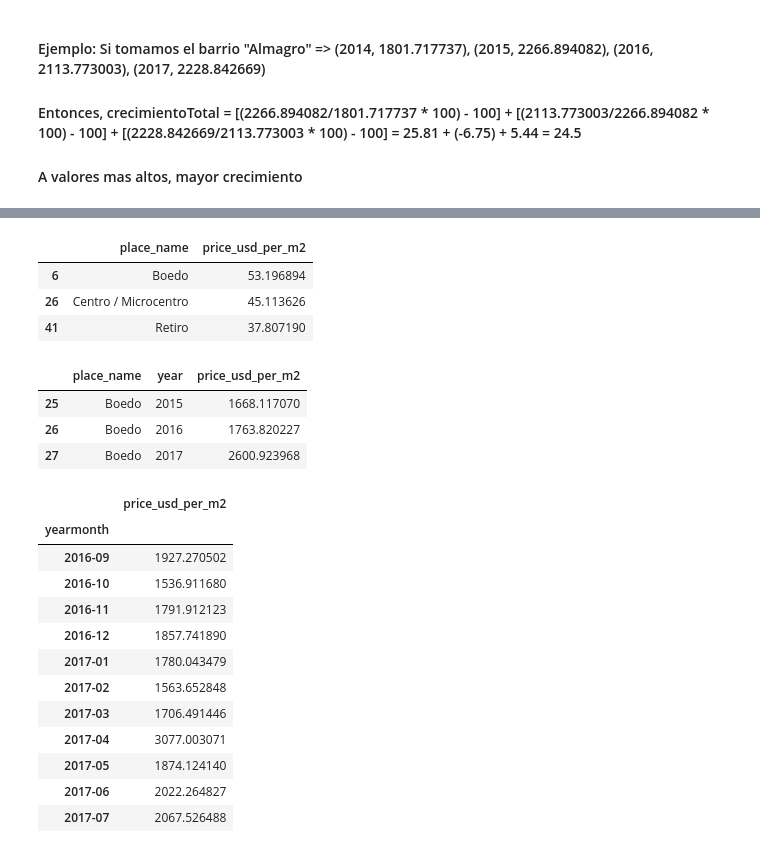
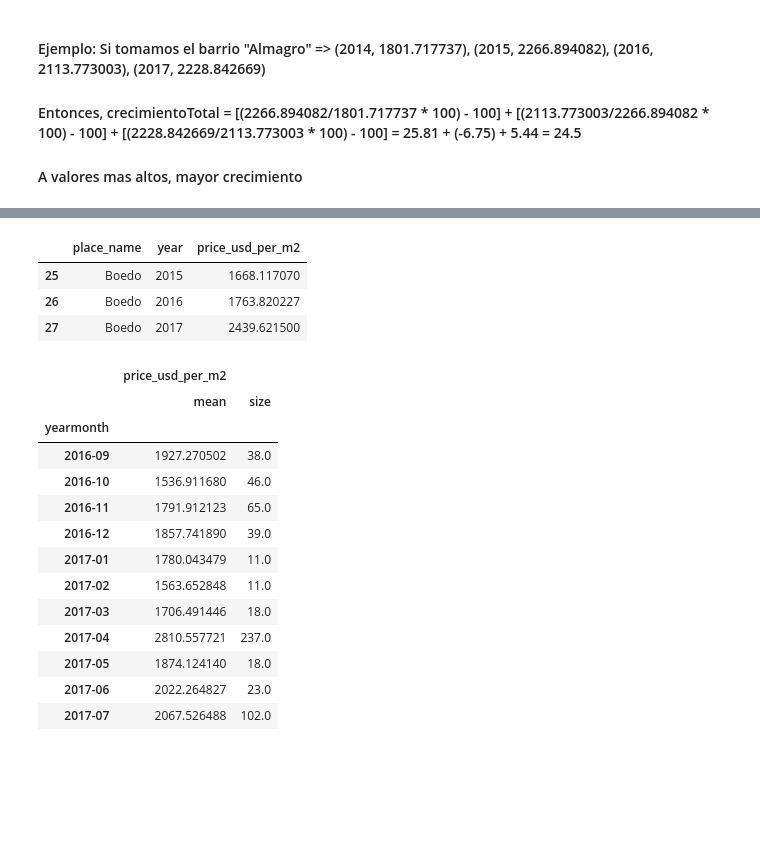
Before and after one commit to Belovic94/TP1-Analisis-Exploratorio, a Jupyter notebook: Analisis Subte y mas.ipynb, the cells around one changed output, grey strips where cells are left out. Cells and saved outputs as stored; diff of their text form; code cells hidden in the pictures; blank space fills up the shorter version.

```diff
--- a/Analisis Subte y mas.ipynb
+++ b/Analisis Subte y mas.ipynb
@@ -80,7 +80,7 @@ memory usage: 109.2+ MB
 #Solo me quedo con CAP FED y GBA
 dataCapGba = data.loc[(data.state_name.str.contains('Capital Federal') | data.state_name.str.contains('G.B.A') ), ['created_on','operation', 'property_type', 'state_name', 'place_name', 'lat', 'lon', 'price', 'surface_total_in_m2', 'surface_covered_in_m2', 'price_usd_per_m2', 'price_per_m2', 'floor', 'rooms', 'expenses', 'description']]
 # %%
-dataCapGbaMenoresA10K = dataCapGba.loc[dataCapGba['price_usd_per_m2'] < 10000,:]
+dataCapGbaMenoresA10K = dataCapGba.loc[dataCapGba['price_usd_per_m2'] < 9000,:]
 dataCapGbamayoresA1000 = dataCapGbaMenoresA10K.loc[dataCapGbaMenoresA10K['price_usd_per_m2'] > 1000,:]
 dataCapGbamayoresA1000.sort_values('price_usd_per_m2', ascending = False)
 # %% [output]
@@ -314,11 +303,3 @@ barriosPorCrecimiento
-# %%
-#Por lo tanto los 3 barrios con mayor crecimiento son:
-barriosPorCrecimiento.head(3)
-# %% [output]
-|  | place_name | price_usd_per_m2 |
-| 6 | Boedo | 53.196894 |
-| 26 | Centro / Microcentro | 45.113626 |
-| 41 | Retiro | 37.807190 |
 # %%
 #El barrio con mayor crecimiento del precio promedio por m2 a lo largo de los años fue Boedo. Si miramos sus valores:
 CABAPorBarrioYAnioNoIndex = CABAPorBarrioYAnioGrouped.reset_index()
@@ -328,30 +309,29 @@ boedo
 |  | place_name | year | price_usd_per_m2 |
 | 25 | Boedo | 2015 | 1668.117070 |
 | 26 | Boedo | 2016 | 1763.820227 |
-| 27 | Boedo | 2017 | 2600.923968 |
+| 27 | Boedo | 2017 | 2439.621500 |
 # %%
 #Se ve un gran crecimiento del precio del metro cuadrado de 2016 a 2017. Veamos estos valores a lo largo de los meses
 boedoEnMeses = dataCapGbaSupmayor5.dropna(subset=['created_on', 'place_name'])
 boedoEnMeses = boedoEnMeses.loc[boedoEnMeses.place_name.str.contains("Boedo"), ["created_on", "price_usd_per_m2", "lat", "lon", "description"]]
 boedoEnMeses.loc[:, "yearmonth"] = boedoEnMeses.apply(lambda x: x["created_on"].partition("-")[0] + "-" + (x["created_on"].partition("-")[2]).partition("-")[0], axis = 1)
 boedoEnMeses = boedoEnMeses.loc[boedoEnMeses['yearmonth'] > '2016-08', :]
 boedoEnMeses = boedoEnMeses.loc[boedoEnMeses['yearmonth'] < '2017-08', :]
-boedoEnMesesGrouped = boedoEnMeses.loc[:, ["yearmonth", "price_usd_per_m2"]].groupby('yearmonth').agg(np.mean)
+boedoEnMesesGrouped = boedoEnMeses.loc[:, ["yearmonth", "price_usd_per_m2"]].groupby('yearmonth').agg([np.mean, np.size])
+boedoEnMesesGrouped = boedoEnMesesGrouped.loc[boedoEnMesesGrouped['price_usd_per_m2']['size'] > 5, :]
 boedoEnMesesGrouped
-#grafBoedo = boedoEnMesesGrouped['price_usd_per_m2'].plot(kind='line', color='c', title='Precio promedio mensual del m2 en Boedo')
-#grafBoedo.set_xlabel("Periodo")
-#grafBoedo.set_ylabel("Precio promedio m2")
 # %% [output]
-|  | price_usd_per_m2 |
-| yearmonth |  |
-| 2016-09 | 1927.270502 |
-| 2016-10 | 1536.911680 |
-| 2016-11 | 1791.912123 |
-| 2016-12 | 1857.741890 |
-| 2017-01 | 1780.043479 |
-| 2017-02 | 1563.652848 |
-| 2017-03 | 1706.491446 |
-| 2017-04 | 3077.003071 |
-| 2017-05 | 1874.124140 |
-| 2017-06 | 2022.264827 |
-| 2017-07 | 2067.526488 |
+|  | price_usd_per_m2 |  |
+|  | mean | size |
+| yearmonth |  |  |
+| 2016-09 | 1927.270502 | 38.0 |
+| 2016-10 | 1536.911680 | 46.0 |
+| 2016-11 | 1791.912123 | 65.0 |
+| 2016-12 | 1857.741890 | 39.0 |
+| 2017-01 | 1780.043479 | 11.0 |
+| 2017-02 | 1563.652848 | 11.0 |
+| 2017-03 | 1706.491446 | 18.0 |
+| 2017-04 | 2810.557721 | 237.0 |
+| 2017-05 | 1874.124140 | 18.0 |
+| 2017-06 | 2022.264827 | 23.0 |
+| 2017-07 | 2067.526488 | 102.0 |
```
Also changed, not shown: parts of 16 cells of this notebook.
